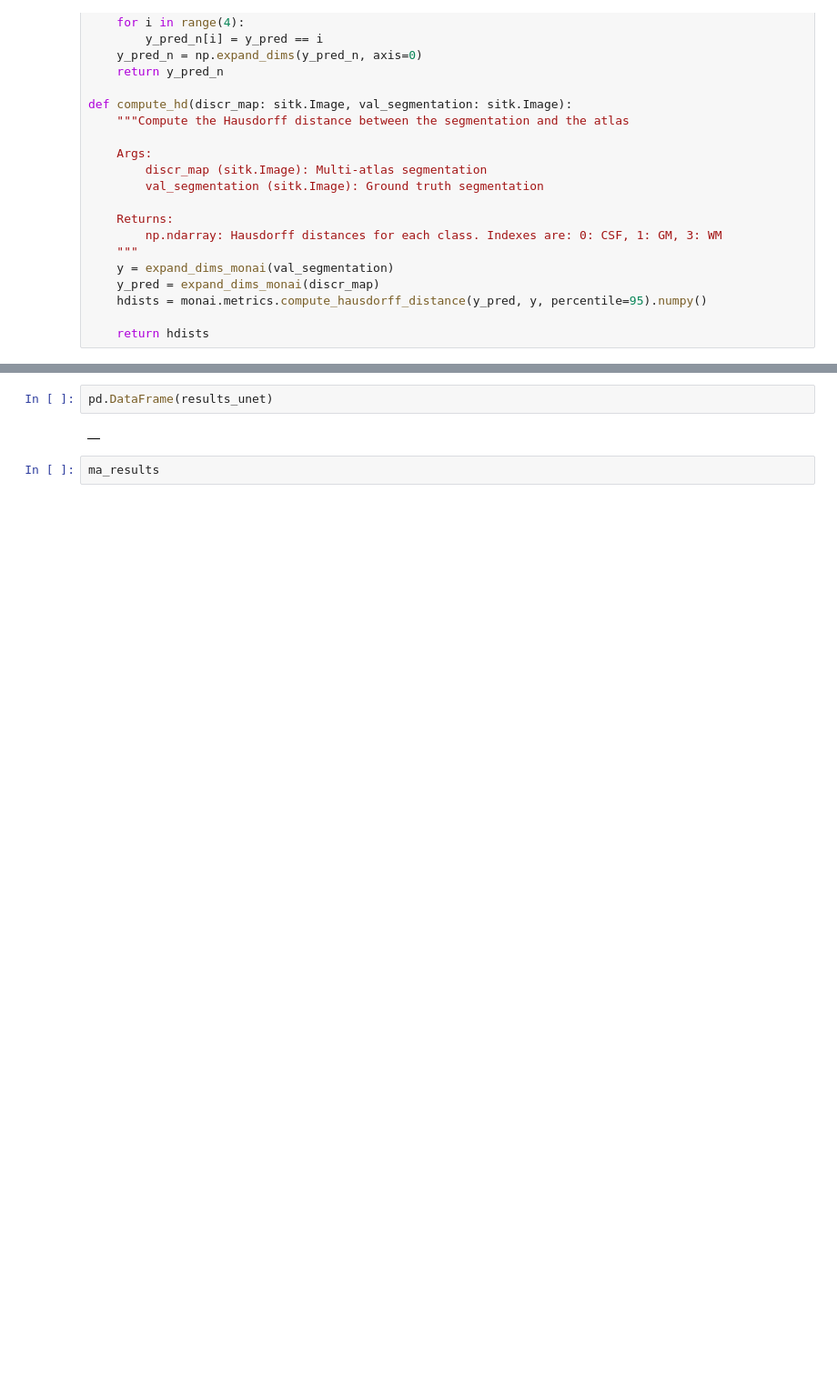
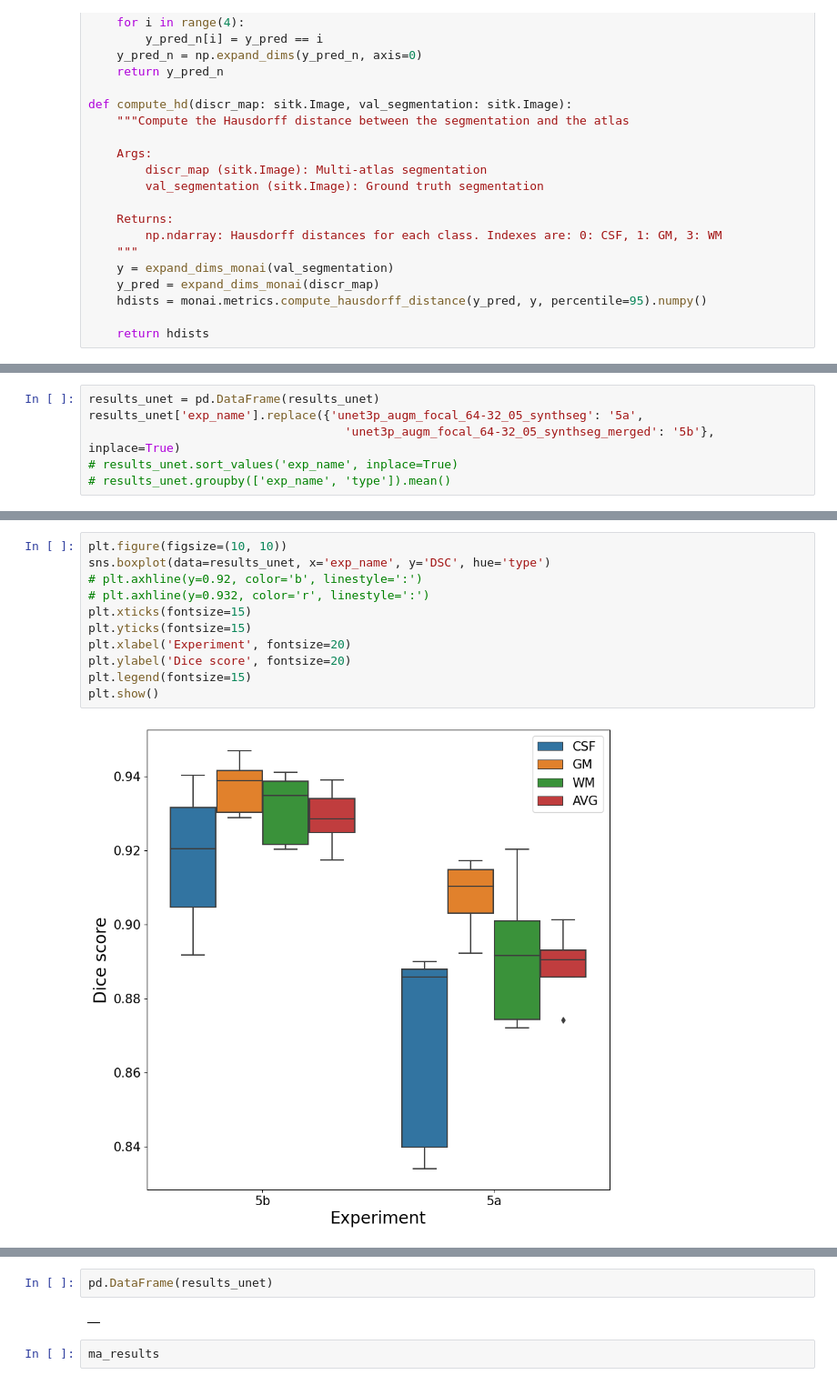
Before and after one commit to vladzalevskyi/brain-segmentation, a Jupyter notebook: 1_MultiAtlasSegmentation_metrics.ipynb, the cells around one changed output, grey strips where cells are left out. Shown at 91% size. Cells and saved outputs as stored; diff of their text form; blank space fills up the shorter version.

Commit message:
further plots and tables creation

```diff
--- a/1_MultiAtlasSegmentation_metrics.ipynb
+++ b/1_MultiAtlasSegmentation_metrics.ipynb
@@ -177,0 +219,6 @@ sns.boxplot(data=results_unet, x='case', y='dsc_avg', hue='exp_name')
+# %%
+results_unet = pd.DataFrame(results_unet)
+results_unet['exp_name'].replace({'unet3p_augm_focal_64-32_05_synthseg': '5a',
+                                    'unet3p_augm_focal_64-32_05_synthseg_merged': '5b'}, inplace=True)
+# results_unet.sort_values('exp_name', inplace=True)
+# results_unet.groupby(['exp_name', 'type']).mean()
@@ -177,0 +238,13 @@ sns.boxplot(data=results_unet, x='case', y='dsc_avg', hue='exp_name')
+# %%
+plt.figure(figsize=(10, 10))
+sns.boxplot(data=results_unet, x='exp_name', y='DSC', hue='type')
+# plt.axhline(y=0.92, color='b', linestyle=':')
+# plt.axhline(y=0.932, color='r', linestyle=':')
+plt.xticks(fontsize=15)
+plt.yticks(fontsize=15)
+plt.xlabel('Experiment', fontsize=20)
+plt.ylabel('Dice score', fontsize=20)
+plt.legend(fontsize=15)
+plt.show()
+# %% [output]
+[figure, added]
```
Also changed, not shown: parts of 19 cells of this notebook, 4 other files.
